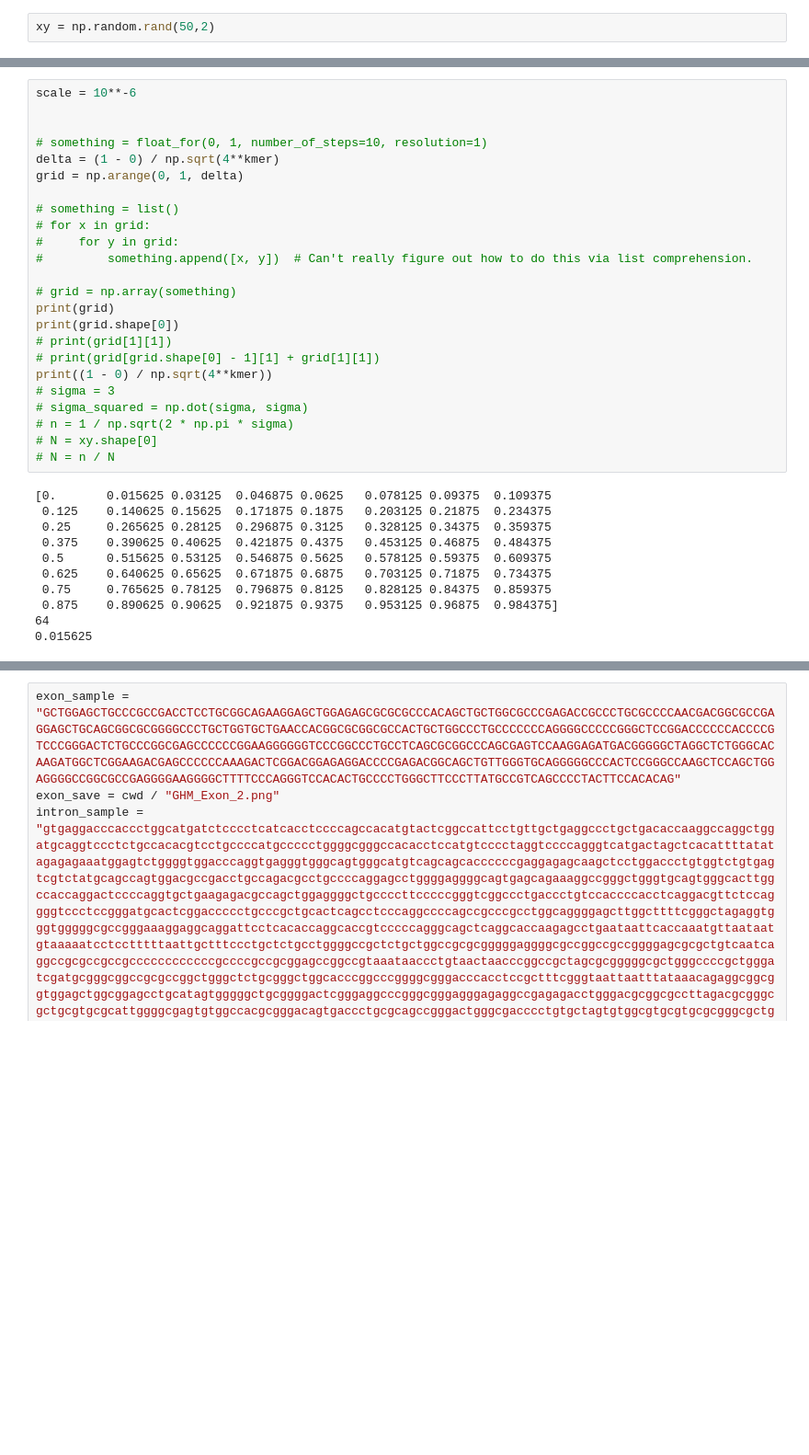
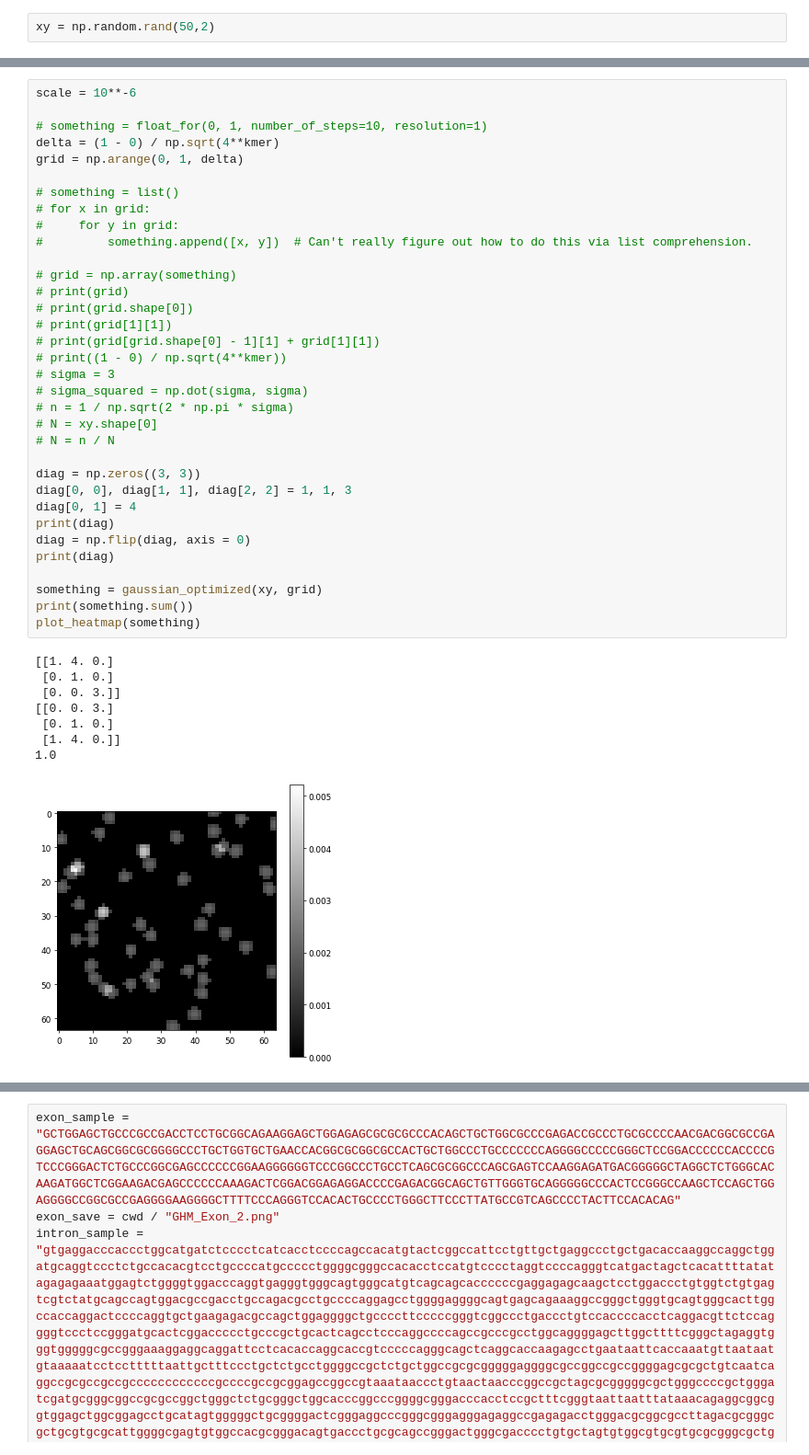
Before and after one commit to ZefCo/Thesis, a Jupyter notebook: ML/FractalGeneratorTest.ipynb, the cells around one changed output, grey strips where cells are left out. Shown at 92% size. Drawn from its saved outputs; the diff is of its cells as text; blank space fills up the shorter version.

```diff
--- a/ML/FractalGeneratorTest.ipynb
+++ b/ML/FractalGeneratorTest.ipynb
@@ -210,38 +257,46 @@ plot_image(xy, save = cwd / "Fractal_Random.png")
 # %%
 scale = 10**-6
-
 
 # something = float_for(0, 1, number_of_steps=10, resolution=1)
 delta = (1 - 0) / np.sqrt(4**kmer)
 grid = np.arange(0, 1, delta)
 
 # something = list()
 # for x in grid:
 #     for y in grid:
 #         something.append([x, y])  # Can't really figure out how to do this via list comprehension.
 
 # grid = np.array(something)
-print(grid)
-print(grid.shape[0])
+# print(grid)
+# print(grid.shape[0])
 # print(grid[1][1])
 # print(grid[grid.shape[0] - 1][1] + grid[1][1])
-print((1 - 0) / np.sqrt(4**kmer))
+# print((1 - 0) / np.sqrt(4**kmer))
 # sigma = 3
 # sigma_squared = np.dot(sigma, sigma)
 # n = 1 / np.sqrt(2 * np.pi * sigma)
 # N = xy.shape[0]
 # N = n / N
+
+diag = np.zeros((3, 3))
+diag[0, 0], diag[1, 1], diag[2, 2] = 1, 1, 3
+diag[0, 1] = 4
+print(diag)
+diag = np.flip(diag, axis = 0)
+print(diag)
+
+something = gaussian_optimized(xy, grid)
+print(something.sum())
+plot_heatmap(something)
 # %% [output]
-[0.       0.015625 0.03125  0.046875 0.0625   0.078125 0.09375  0.109375
- 0.125    0.140625 0.15625  0.171875 0.1875   0.203125 0.21875  0.234375
- 0.25     0.265625 0.28125  0.296875 0.3125   0.328125 0.34375  0.359375
- 0.375    0.390625 0.40625  0.421875 0.4375   0.453125 0.46875  0.484375
- 0.5      0.515625 0.53125  0.546875 0.5625   0.578125 0.59375  0.609375
- 0.625    0.640625 0.65625  0.671875 0.6875   0.703125 0.71875  0.734375
- 0.75     0.765625 0.78125  0.796875 0.8125   0.828125 0.84375  0.859375
- 0.875    0.890625 0.90625  0.921875 0.9375   0.953125 0.96875  0.984375]
-64
-0.015625
+[[1. 4. 0.]
+ [0. 1. 0.]
+ [0. 0. 3.]]
+[[0. 0. 3.]
+ [0. 1. 0.]
+ [1. 4. 0.]]
+1.0
+[figure, added]
 # %%
 something: np.ndarray = gaussian(xy, grid, delta = 2)
 print(something.sum())
```
Also changed, not shown: parts of 14 cells of this notebook, 1 other file.
